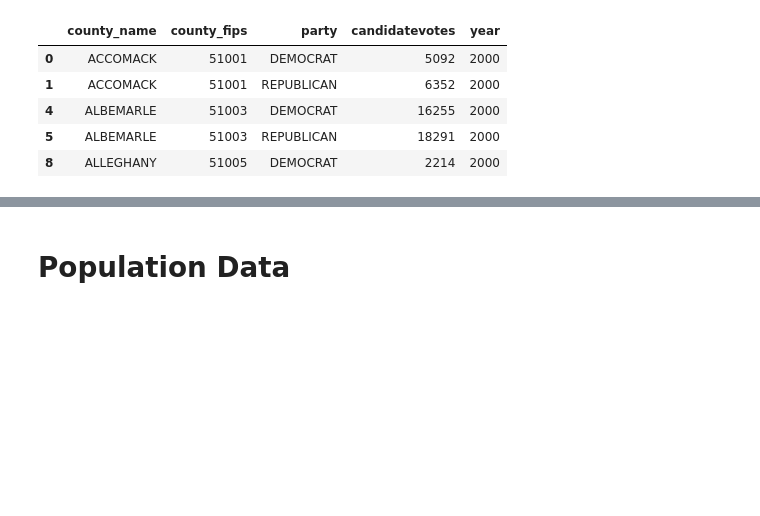
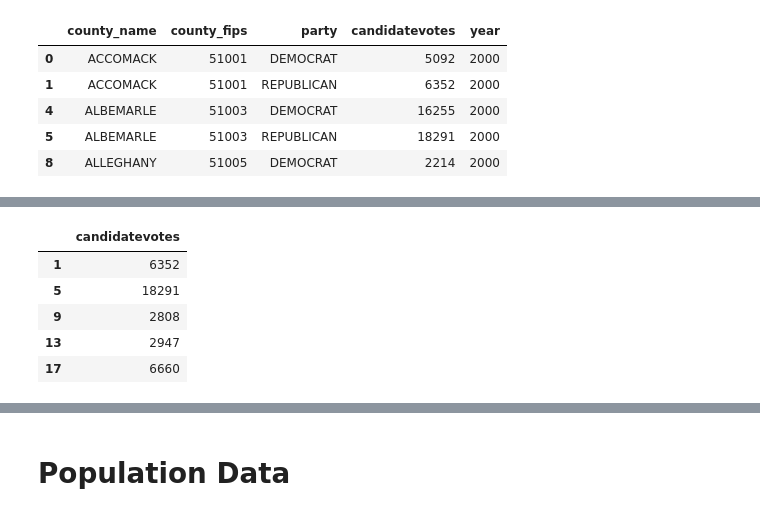
Before and after one commit to ashleyr05/project_voting, a Jupyter notebook: va_voting.ipynb, the cells around one changed output, grey strips where cells are left out. Saved outputs shown, nothing was run; the diff lists cells and outputs as text; code cells hidden in the pictures; blank space fills up the shorter version.

```diff
--- a/va_voting.ipynb
+++ b/va_voting.ipynb
@@ -221,0 +242,9 @@ net_vote.head()
+# %%
+rep_votes.head()
+# %% [output]
+|  | candidatevotes |
+| 1 | 6352 |
+| 5 | 18291 |
+| 9 | 2808 |
+| 13 | 2947 |
+| 17 | 6660 |
```
Also changed, not shown: parts of 9 cells of this notebook.
